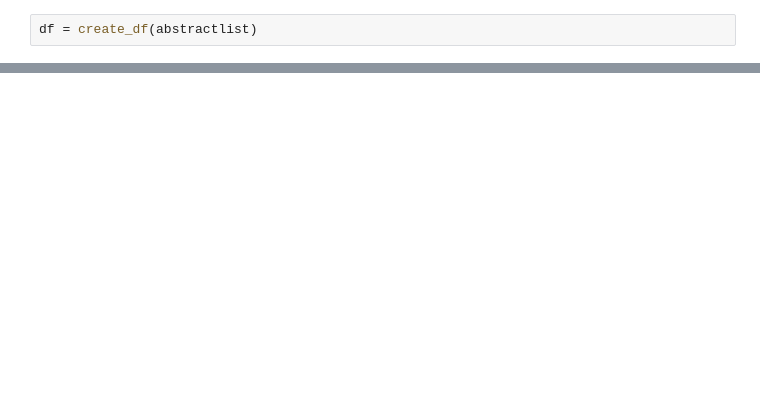
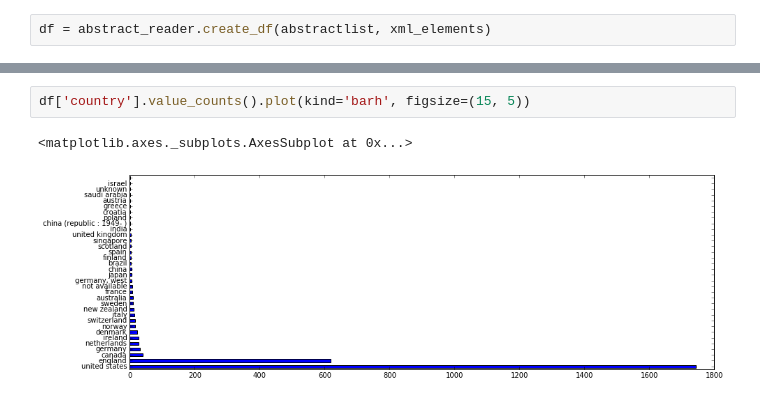
Before and after one commit to chinskiy/codeminders_test_nlp, a Jupyter notebook: main.ipynb, the cells around one changed output, grey strips where cells are left out. Saved outputs shown, nothing was run; the diff lists cells and outputs as text; blank space fills up the shorter version.

Commit message:
add few plots

```diff
--- a/main.ipynb
+++ b/main.ipynb
@@ -49,3 +14,3 @@ def create_df(articlelist):
 # %%
-df = create_df(abstractlist)
+df = abstract_reader.create_df(abstractlist, xml_elements)
 # %%
@@ -78,0 +29,5 @@ df[df['datecreated'] == 'not available']
+# %%
+df['country'].value_counts().plot(kind='barh', figsize=(15, 5))
+# %% [output]
+<matplotlib.axes._subplots.AxesSubplot at 0x...>
+[figure, added]
```
Also changed, not shown: parts of 8 cells of this notebook.
